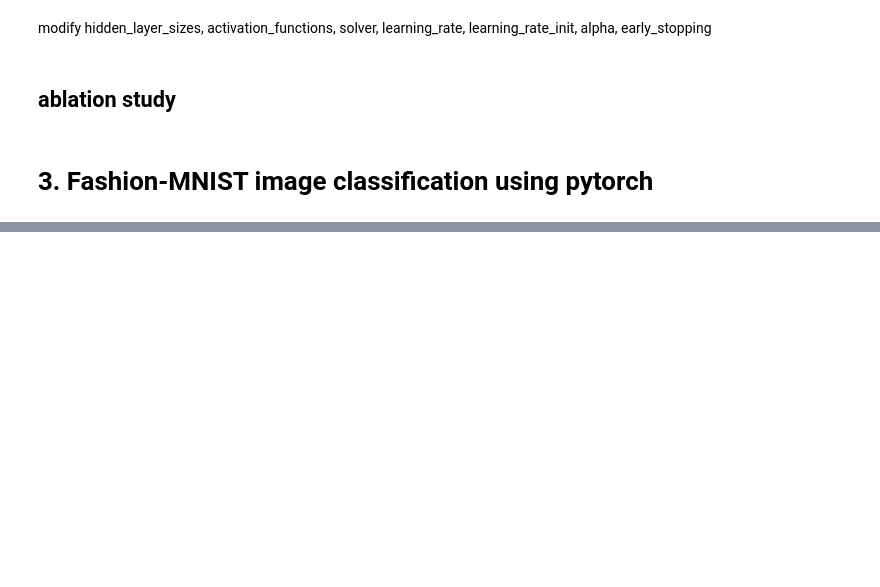
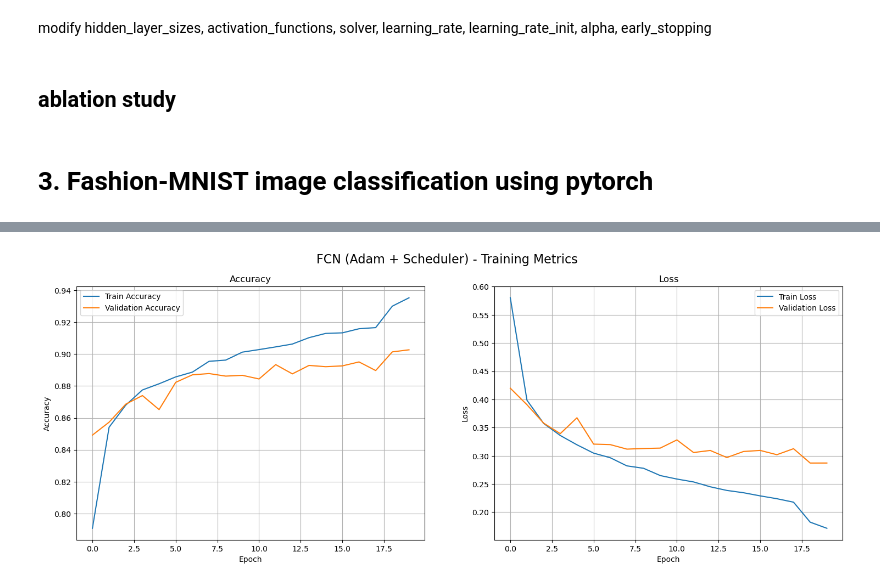
Before and after one commit to deskk/MIS_project3, a Jupyter notebook: project3.ipynb, the cells around one changed output, grey strips where cells are left out. Drawn from its saved outputs; the diff is of its cells as text; code cells hidden in the pictures; blank space fills up the shorter version.

```diff
--- a/project3.ipynb
+++ b/project3.ipynb
@@ -240,7 +243,7 @@ import torch.nn as nn
 import torch.optim as optim
 
 # In colab, you should ``change runtime type'' to GPU.
-device = torch.device("cuda" if torch.cuda.is_available() else "cpu")
-print("Using device:", device)
+# device = torch.device("cuda" if torch.cuda.is_available() else "cpu")
+# print("Using device:", device)
 
-# your code here
+device = torch.device('cpu')
@@ -269,13 +268,12 @@ def train_model(model, criterion, optimizer, train_loader, val_loader, num_epoch
     print(f"--- Training {model_name} ---")
     start_time = time.time()
 
-    # Store history
     history = {
         'train_loss': [], 'train_acc': [],
         'val_loss': [], 'val_acc': []
     }
 
-    model.to(device) # Move model to device
+    model.to(device)
 
     for epoch in range(num_epochs):
         # --- Training Phase ---
@@ -287,18 +285,18 @@ def train_model(model, criterion, optimizer, train_loader, val_loader, num_epoch
         for inputs, labels in train_loader:
             inputs, labels = inputs.to(device), labels.to(device)
 
-            # Zero gradients
+            # Repeat grayscale channel 3 times and resize for ViT
+            if "ViT" in model_name:
+                # (N, 1, 28, 28) -> (N, 3, 28, 28)
+                inputs = inputs.repeat(1, 3, 1, 1)
+                # (N, 3, 28, 28) -> (N, 3, 224, 224)
+                inputs = nn.functional.interpolate(inputs, size=(224, 224), mode='bilinear', align_corners=False)
+
             optimizer.zero_grad()
-
-            # Forward pass
             outputs = model(inputs)
             loss = criterion(outputs, labels)
-
-            # Backward pass and optimize
             loss.backward()
             optimizer.step()
-
-            # Statistics
             running_train_loss += loss.item() * inputs.size(0)
             _, predicted = torch.max(outputs.data, 1)
             total_train += labels.size(0)
@@ -307,7 +305,6 @@ def train_model(model, criterion, optimizer, train_loader, val_loader, num_epoch
         epoch_train_loss = running_train_loss / len(train_loader.dataset)
         epoch_train_acc = correct_train / total_train
 
-        # --- Validation Phase ---
         model.eval()
         running_val_loss = 0.0
         correct_val = 0
@@ -316,6 +313,10 @@ def train_model(model, criterion, optimizer, train_loader, val_loader, num_epoch
         with torch.no_grad():
             for inputs, labels in val_loader:
                 inputs, labels = inputs.to(device), labels.to(device)
+
+                if "ViT" in model_name:
+                    inputs = inputs.repeat(1, 3, 1, 1)
+                    inputs = nn.functional.interpolate(inputs, size=(224, 224), mode='bilinear', align_corners=False)
 
                 outputs = model(inputs)
                 loss = criterion(outputs, labels)
@@ -328,7 +329,6 @@ def train_model(model, criterion, optimizer, train_loader, val_loader, num_epoch
         epoch_val_loss = running_val_loss / len(val_loader.dataset)
         epoch_val_acc = correct_val / total_val
 
-        # Log history
         history['train_loss'].append(epoch_train_loss)
         history['train_acc'].append(epoch_train_acc)
         history['val_loss'].append(epoch_val_loss)
@@ -337,8 +337,6 @@ def train_model(model, criterion, optimizer, train_loader, val_loader, num_epoch
         print(f"Epoch {epoch+1}/{num_epochs} | "
               f"Train Loss: {epoch_train_loss:.4f} - Train Acc: {epoch_train_acc:.4f} | "
               f"Val Loss: {epoch_val_loss:.4f} - Val Acc: {epoch_val_acc:.4f}")
-
-        # LR Scheduler step
         if scheduler and isinstance(scheduler, ReduceLROnPlateau):
             scheduler.step(epoch_val_loss)
         elif scheduler:
@@ -363,6 +361,9 @@ def evaluate_model(model, test_loader):
     with torch.no_grad():
         for inputs, labels in test_loader:
             inputs, labels = inputs.to(device), labels.to(device)
+            if "ViT" in model_name:
+                inputs = inputs.repeat(1, 3, 1, 1)
+                inputs = nn.functional.interpolate(inputs, size=(224, 224), mode='bilinear', align_corners=False)
 
             outputs = model(inputs)
             _, predicted = torch.max(outputs.data, 1)
@@ -380,7 +381,6 @@ def plot_metrics(history, model_name):
     fig, (ax1, ax2) = plt.subplots(1, 2, figsize=(18, 6))
     fig.suptitle(f'{model_name} - Training Metrics', fontsize=16)
 
-    # accuracy
     ax1.plot(history['train_acc'], label='Train Accuracy')
     ax1.plot(history['val_acc'], label='Validation Accuracy')
     ax1.set_title('Accuracy')
@@ -389,7 +389,6 @@ def plot_metrics(history, model_name):
     ax1.legend()
     ax1.grid(True)
 
-    # loss
     ax2.plot(history['train_loss'], label='Train Loss')
     ax2.plot(history['val_loss'], label='Validation Loss')
     ax2.set_title('Loss')
@@ -414,7 +413,6 @@ def plot_confusion_matrix(all_labels, all_preds, class_names, model_name):
     plt.ylabel('True Label')
     plt.show()
 
-# store all results here for final comparison
 results = {}
 # %%
 # Multi-layer perceptron or fully connected network (FCN)
@@ -483,7 +521,7 @@ plot_metrics(history_fcn_adam, "FCN (Adam)")
 
 model_fcn_sched = FCN()
 optimizer_sched = optim.Adam(model_fcn_sched.parameters(), lr=0.001)
-scheduler_sched = ReduceLROnPlateau(optimizer_sched, mode='min', factor=0.1, patience=3, verbose=True)
+scheduler_sched = ReduceLROnPlateau(optimizer_sched, mode='min', factor=0.1, patience=3)
 
 history_fcn_sched, time_fcn_sched = train_model(
     model_fcn_sched, criterion, optimizer_sched,
@@ -501,3 +539,4 @@ results['FCN (Adam + Scheduler)'] = {
     'preds': preds_fcn
 }
 plot_metrics(history_fcn_sched, "FCN (Adam + Scheduler)")
+# %% [output]
@@ -504,3 +560,4 @@ plot_metrics(history_fcn_sched, "FCN (Adam + Scheduler)")
+[figure, added]
 # %%
 # CNN
 
```
Also changed, not shown: parts of 14 cells of this notebook.
